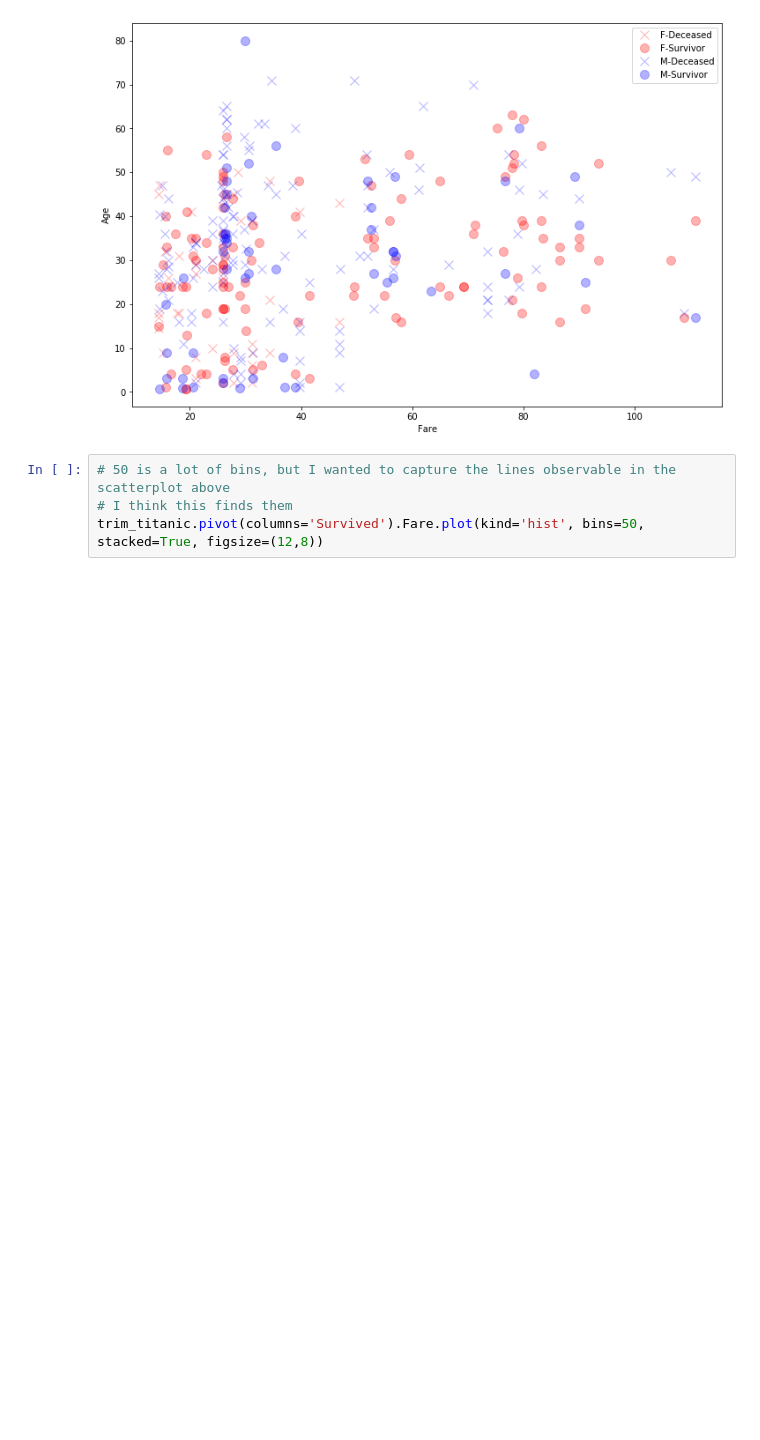
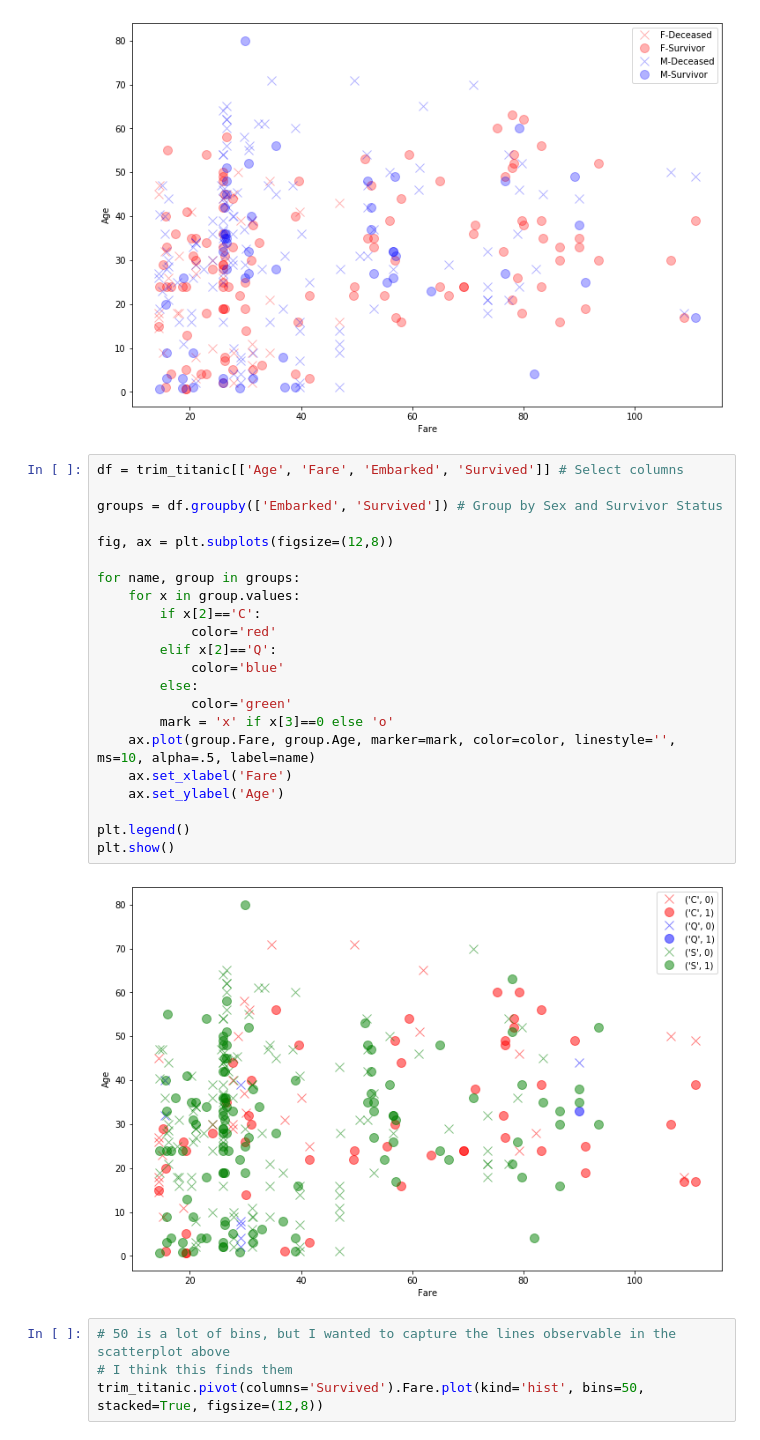
Before and after one commit to dougiejonze/Titanic-Kaggle, a Jupyter notebook: Titanic.ipynb, the cells around one changed output. Drawn from its saved outputs; the diff is of its cells as text; blank space fills up the shorter version.

```diff
--- a/Titanic.ipynb
+++ b/Titanic.ipynb
@@ -109,6 +109,30 @@ plt.legend(['F-Deceased','F-Survivor','M-Deceased','M-Survivor'])
 plt.show()
 # %% [output]
 [figure]
+# %%
+df = trim_titanic[['Age', 'Fare', 'Embarked', 'Survived']] # Select columns
+
+groups = df.groupby(['Embarked', 'Survived']) # Group by Sex and Survivor Status
+
+fig, ax = plt.subplots(figsize=(12,8))
+
+for name, group in groups:
+    for x in group.values:
+        if x[2]=='C':
+            color='red'
+        elif x[2]=='Q':
+            color='blue'
+        else:
+            color='green'
+        mark = 'x' if x[3]==0 else 'o'
+    ax.plot(group.Fare, group.Age, marker=mark, color=color, linestyle='', ms=10, alpha=.5, label=name)
+    ax.set_xlabel('Fare')
+    ax.set_ylabel('Age')
+
+plt.legend()
+plt.show()
+# %% [output]
+[figure, added]
 # %%
 # 50 is a lot of bins, but I wanted to capture the lines observable in the scatterplot above
 # I think this finds them
```
